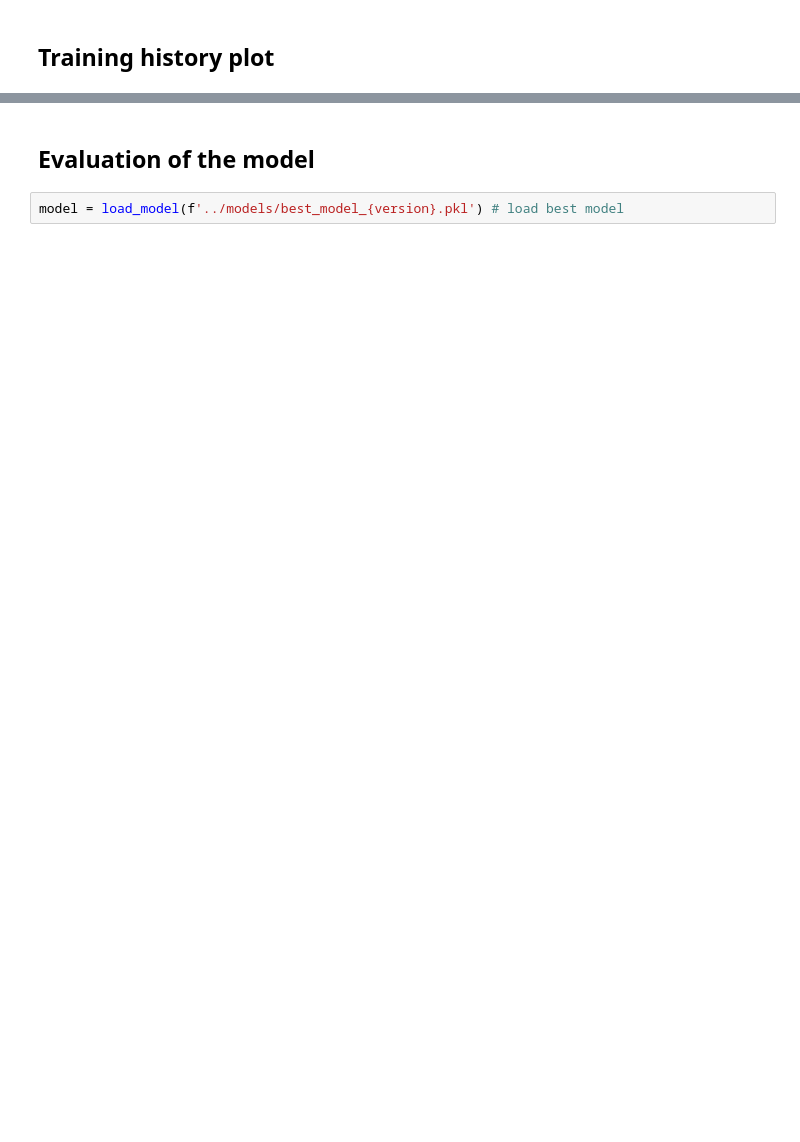
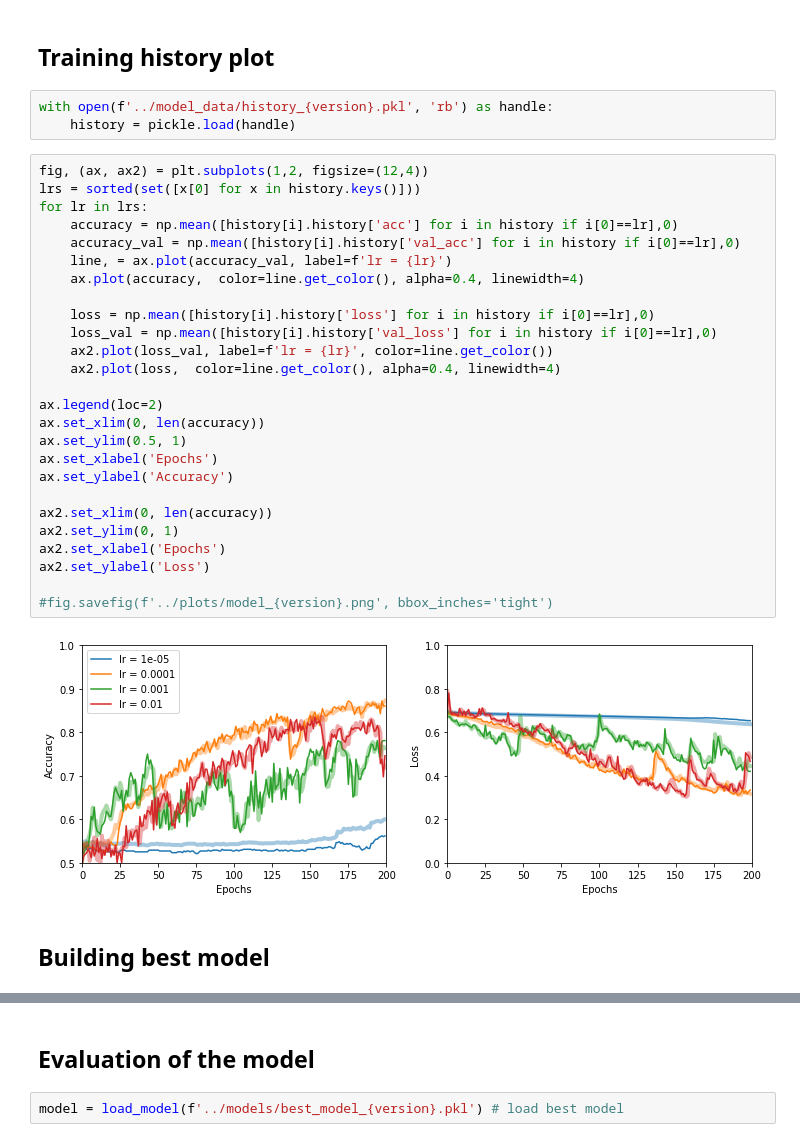
Before and after one commit to AndreaAmico/DeepMouse, a Jupyter notebook: training_models/keras_03.ipynb, the cells around one changed output, grey strips where cells are left out. Drawn from its saved outputs; the diff is of its cells as text; blank space fills up the shorter version.

```diff
--- a/training_models/keras_03.ipynb
+++ b/training_models/keras_03.ipynb
@@ -131,2 +143,35 @@ Epoch 200/200
 # %% [markdown]
 ## Training history plot
+# %%
+with open(f'../model_data/history_{version}.pkl', 'rb') as handle:
+    history = pickle.load(handle)
+# %%
+fig, (ax, ax2) = plt.subplots(1,2, figsize=(12,4))
+lrs = sorted(set([x[0] for x in history.keys()]))
+for lr in lrs:
+    accuracy = np.mean([history[i].history['acc'] for i in history if i[0]==lr],0)
+    accuracy_val = np.mean([history[i].history['val_acc'] for i in history if i[0]==lr],0)
+    line, = ax.plot(accuracy_val, label=f'lr = {lr}')
+    ax.plot(accuracy,  color=line.get_color(), alpha=0.4, linewidth=4)
+
+    loss = np.mean([history[i].history['loss'] for i in history if i[0]==lr],0)
+    loss_val = np.mean([history[i].history['val_loss'] for i in history if i[0]==lr],0)
+    ax2.plot(loss_val, label=f'lr = {lr}', color=line.get_color())
+    ax2.plot(loss,  color=line.get_color(), alpha=0.4, linewidth=4)
+
+ax.legend(loc=2)
+ax.set_xlim(0, len(accuracy))
+ax.set_ylim(0.5, 1)
+ax.set_xlabel('Epochs')
+ax.set_ylabel('Accuracy')
+
+ax2.set_xlim(0, len(accuracy))
+ax2.set_ylim(0, 1)
+ax2.set_xlabel('Epochs')
+ax2.set_ylabel('Loss')
+
+#fig.savefig(f'../plots/model_{version}.png', bbox_inches='tight')
+# %% [output]
+[figure, added]
+# %% [markdown]
+## Building best model
```
Also changed, not shown: parts of 12 cells of this notebook, 12 other files.
